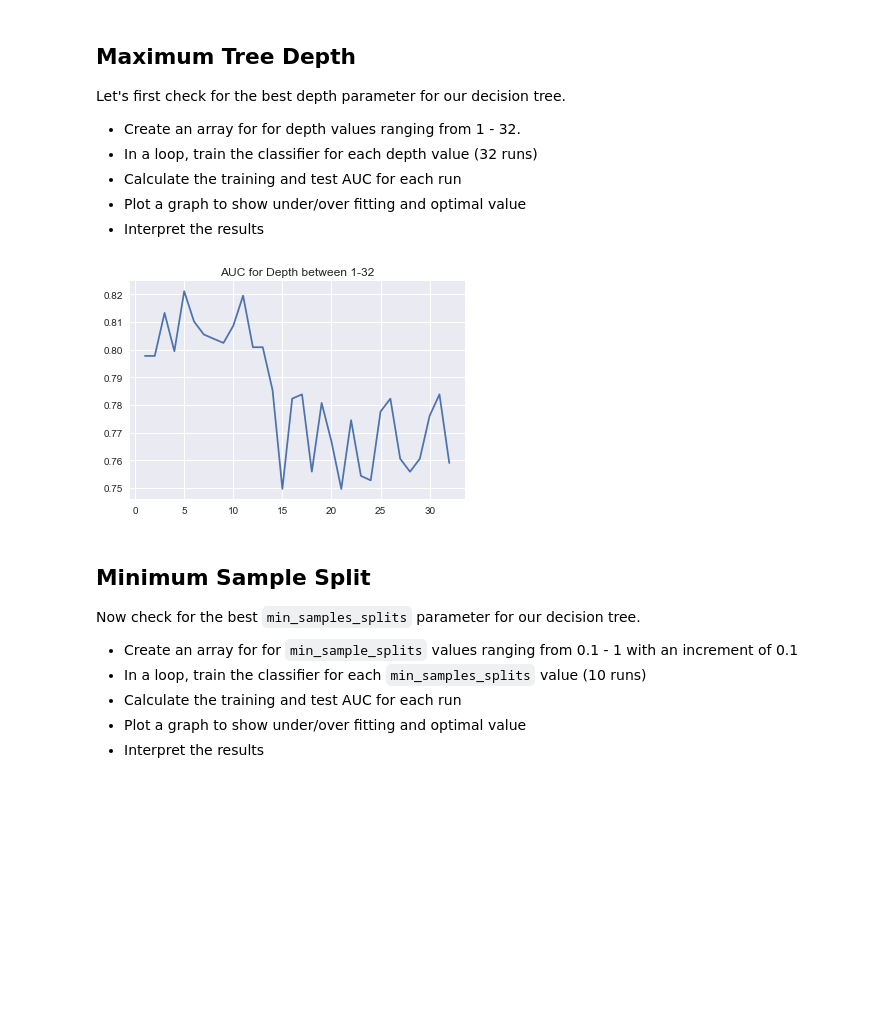
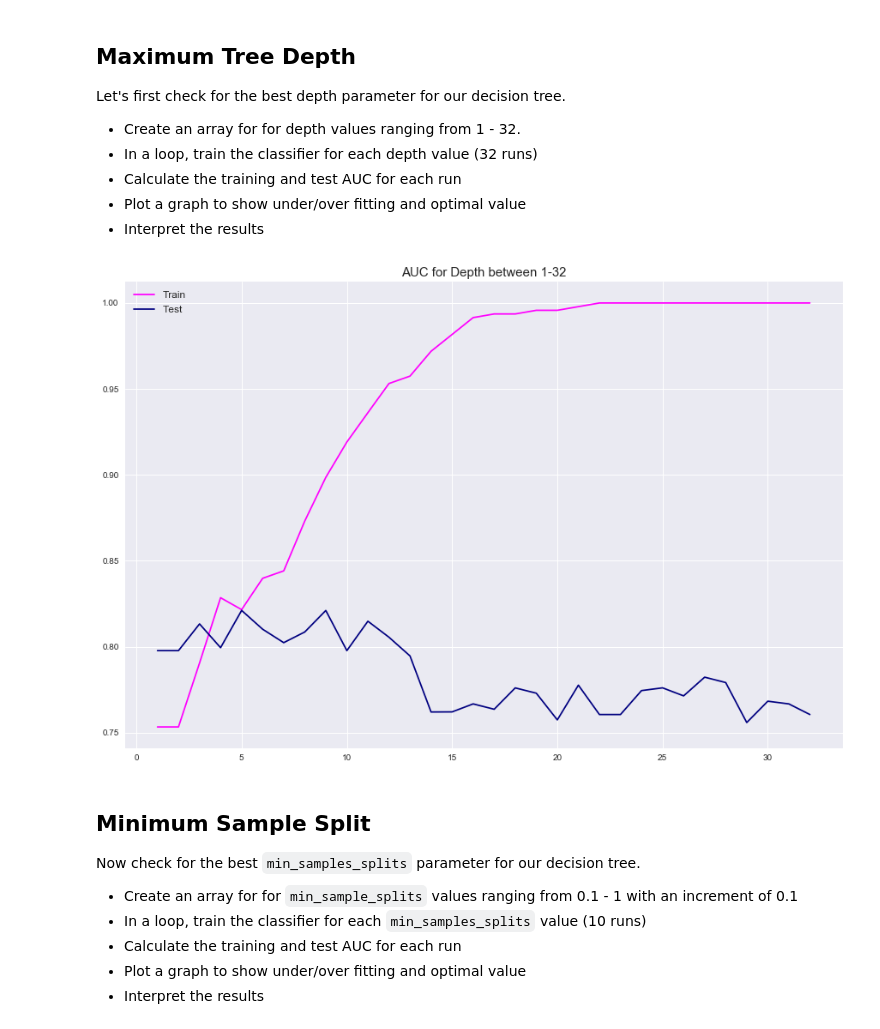
Before and after one commit to MissAle17/dsc-3-31-08-decision-tree-pruning-hyperparameter-optimization-lab-online-ds-sp-000, a Jupyter notebook: index.ipynb, the cells around one changed output. Cells and saved outputs as stored; diff of their text form; code cells hidden in the pictures; blank space fills up the shorter version.

```diff
--- a/index.ipynb
+++ b/index.ipynb
@@ -113,31 +113,34 @@ Let's first check for the best depth parameter for our decision tree.
 # %%
 # Identify the optimal tree depth for given data
 max_depths = np.linspace(1, 32, 32, endpoint=True)
 
 D_tr = []
 Acc_tr = []
 D_ts = []
 Acc_ts = []
 
 for depth in max_depths:
     clfr= DecisionTreeClassifier(criterion = 'entropy', max_depth = depth)
     clfr.fit(X_train,y_train)
-    pred_ts= clfr.predict(X_test)
-
-    false_positive_rate, true_positive_rate, thresholds = roc_curve(y_test, pred_ts)
-    roc_auc_ts = auc(false_positive_rate, true_positive_rate)
-    D_ts.append(depth)
-    Acc_ts.append(roc_auc_ts)
 
     pred_ts= clfr.predict(X_test)
     false_positive_rate, true_positive_rate, thresholds = roc_curve(y_test, pred_ts)
     roc_auc_ts = auc(false_positive_rate, true_positive_rate)
     D_ts.append(depth)
     Acc_ts.append(roc_auc_ts)
+
+    pred_tr= clfr.predict(X_train)
+    false_positive_rate_tr, true_positive_rate_tr, thresholds_tr = roc_curve(y_train, pred_tr)
+    roc_auc_tr = auc(false_positive_rate_tr, true_positive_rate_tr)
+    D_tr.append(depth)
+    Acc_tr.append(roc_auc_tr)
+
 # Your code here
-plt.plot(D_tr,Acc_tr, color = 'pink')
-plt.plot(D_ts,Acc_ts, color = 'navy')
-plt.title('AUC for Depth between 1-32')
+plt.figure(figsize=(15,10))
+plt.plot(D_tr,Acc_tr, color = 'magenta', label ='Train')
+plt.plot(D_ts,Acc_ts, color = 'navy', label = 'Test')
+plt.title('AUC for Depth between 1-32', fontsize=15)
+plt.legend(fontsize=12)
 plt.show()
 # %% [output]
-[figure, old version]
+[figure, new version]
```
Also changed, not shown: parts of 10 cells of this notebook.
